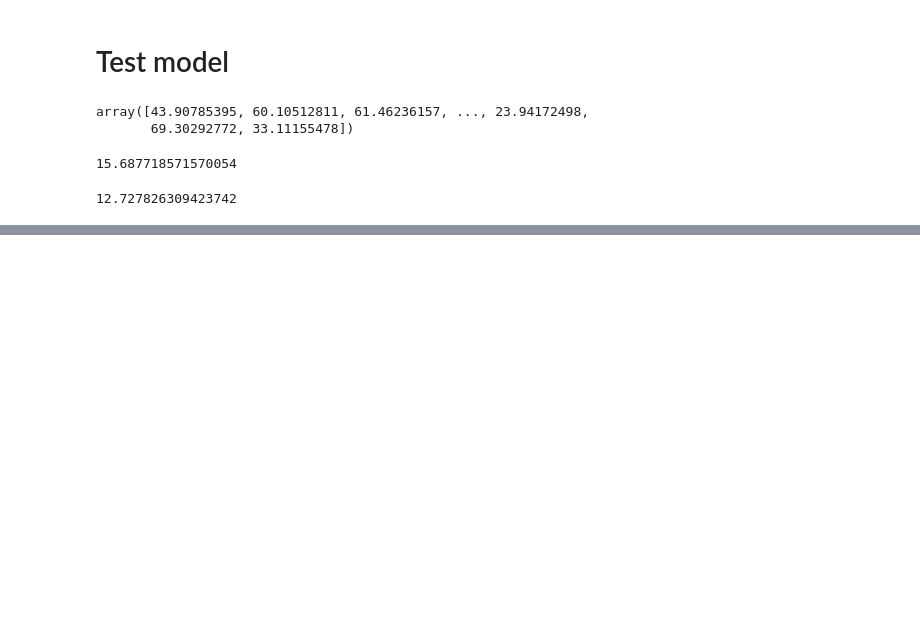
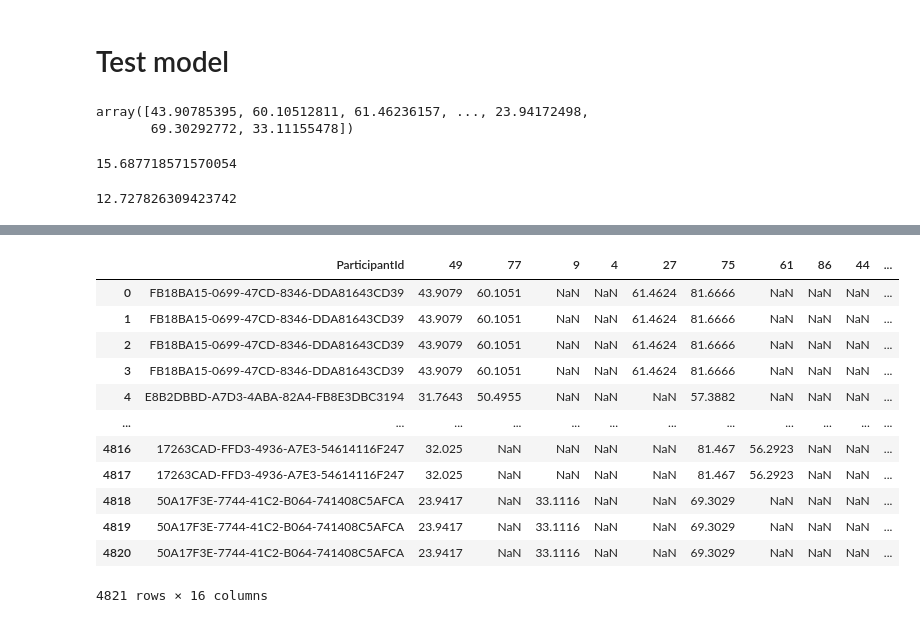
Before and after one commit to kineticmarginal/edtech, a Jupyter notebook: eduthon_notebook_inference.ipynb, the cells around one changed output, grey strips where cells are left out. Drawn from its saved outputs; the diff is of its cells as text; code cells hidden in the pictures; blank space fills up the shorter version.

```diff
--- a/eduthon_notebook_inference.ipynb
+++ b/eduthon_notebook_inference.ipynb
@@ -309,0 +329,25 @@ mean_squared_error(y[X.DiagnosticMarkPercentMin.notnull()],
+# %%
+cols = ['ParticipantId']
+for c in egeresults.SubjectId.unique():
+    cols.append(c)
+submission = pd.DataFrame(columns=cols)
+submission['ParticipantId'] = data.ParticipantId.values
+# %%
+for i, p in tqdm(enumerate(prediction)):
+    submission.loc[submission.ParticipantId == data.ParticipantId.iloc[i], data.SubjectId.iloc[i]] = p
+# %%
+submission
+# %% [output]
+|  | ParticipantId | 49 | 77 | 9 | 4 | 27 | 75 | 61 | 86 | 44 | ... |
+| 0 | FB18BA15-0699-47CD-8346-DDA81643CD39 | 43.9079 | 60.1051 | NaN | NaN | 61.4624 | 81.6666 | NaN | NaN | NaN | ... |
+| 1 | FB18BA15-0699-47CD-8346-DDA81643CD39 | 43.9079 | 60.1051 | NaN | NaN | 61.4624 | 81.6666 | NaN | NaN | NaN | ... |
+| 2 | FB18BA15-0699-47CD-8346-DDA81643CD39 | 43.9079 | 60.1051 | NaN | NaN | 61.4624 | 81.6666 | NaN | NaN | NaN | ... |
+| 3 | FB18BA15-0699-47CD-8346-DDA81643CD39 | 43.9079 | 60.1051 | NaN | NaN | 61.4624 | 81.6666 | NaN | NaN | NaN | ... |
+| 4 | E8B2DBBD-A7D3-4ABA-82A4-FB8E3DBC3194 | 31.7643 | 50.4955 | NaN | NaN | NaN | 57.3882 | NaN | NaN | NaN | ... |
+| ... | ... | ... | ... | ... | ... | ... | ... | ... | ... | ... | ... |
+| 4816 | 17263CAD-FFD3-4936-A7E3-54614116F247 | 32.025 | NaN | NaN | NaN | NaN | 81.467 | 56.2923 | NaN | NaN | ... |
+| 4817 | 17263CAD-FFD3-4936-A7E3-54614116F247 | 32.025 | NaN | NaN | NaN | NaN | 81.467 | 56.2923 | NaN | NaN | ... |
+| 4818 | 50A17F3E-7744-41C2-B064-741408C5AFCA | 23.9417 | NaN | 33.1116 | NaN | NaN | 69.3029 | NaN | NaN | NaN | ... |
+| 4819 | 50A17F3E-7744-41C2-B064-741408C5AFCA | 23.9417 | NaN | 33.1116 | NaN | NaN | 69.3029 | NaN | NaN | NaN | ... |
+| 4820 | 50A17F3E-7744-41C2-B064-741408C5AFCA | 23.9417 | NaN | 33.1116 | NaN | NaN | 69.3029 | NaN | NaN | NaN | ... |
+4821 rows × 16 columns
```
Also changed, not shown: parts of 2 cells of this notebook, 1 other file.
